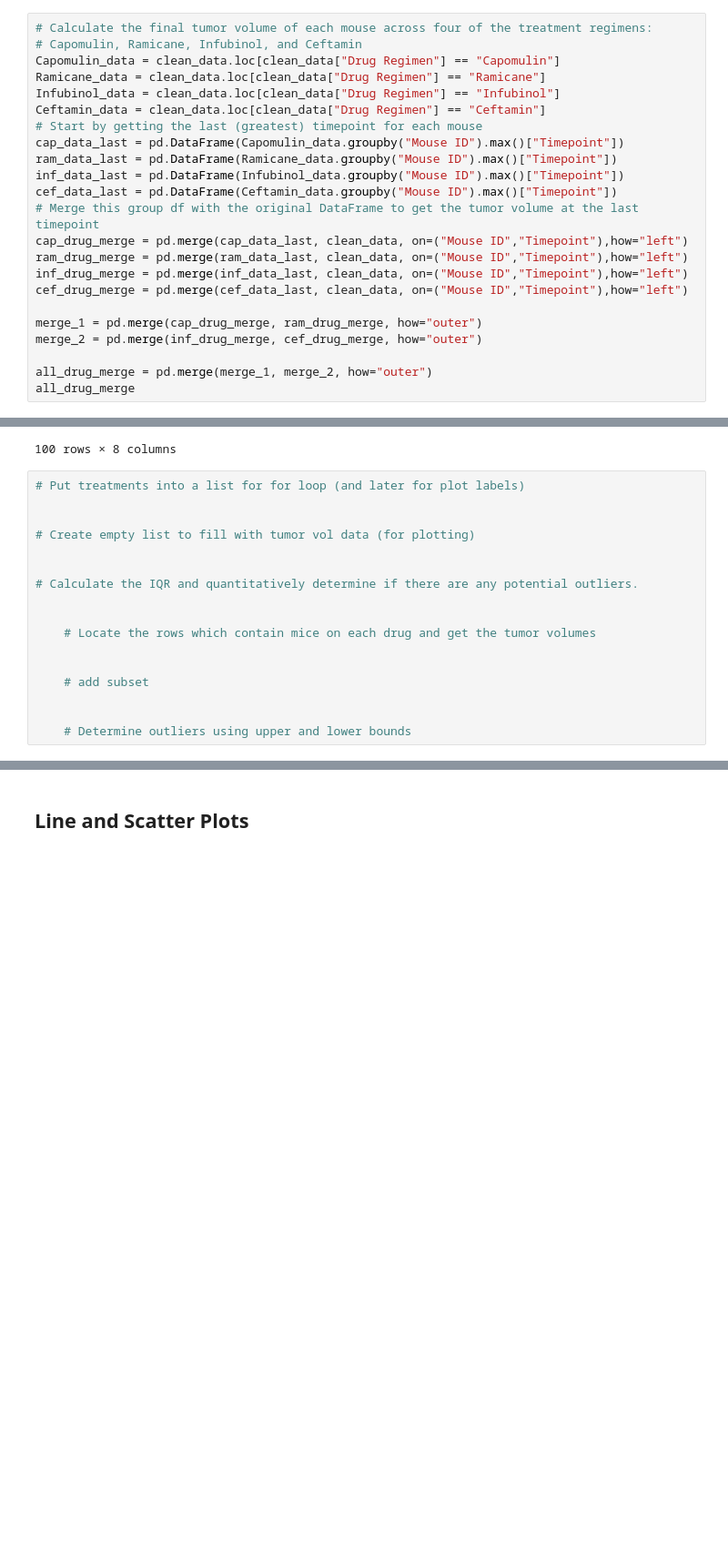
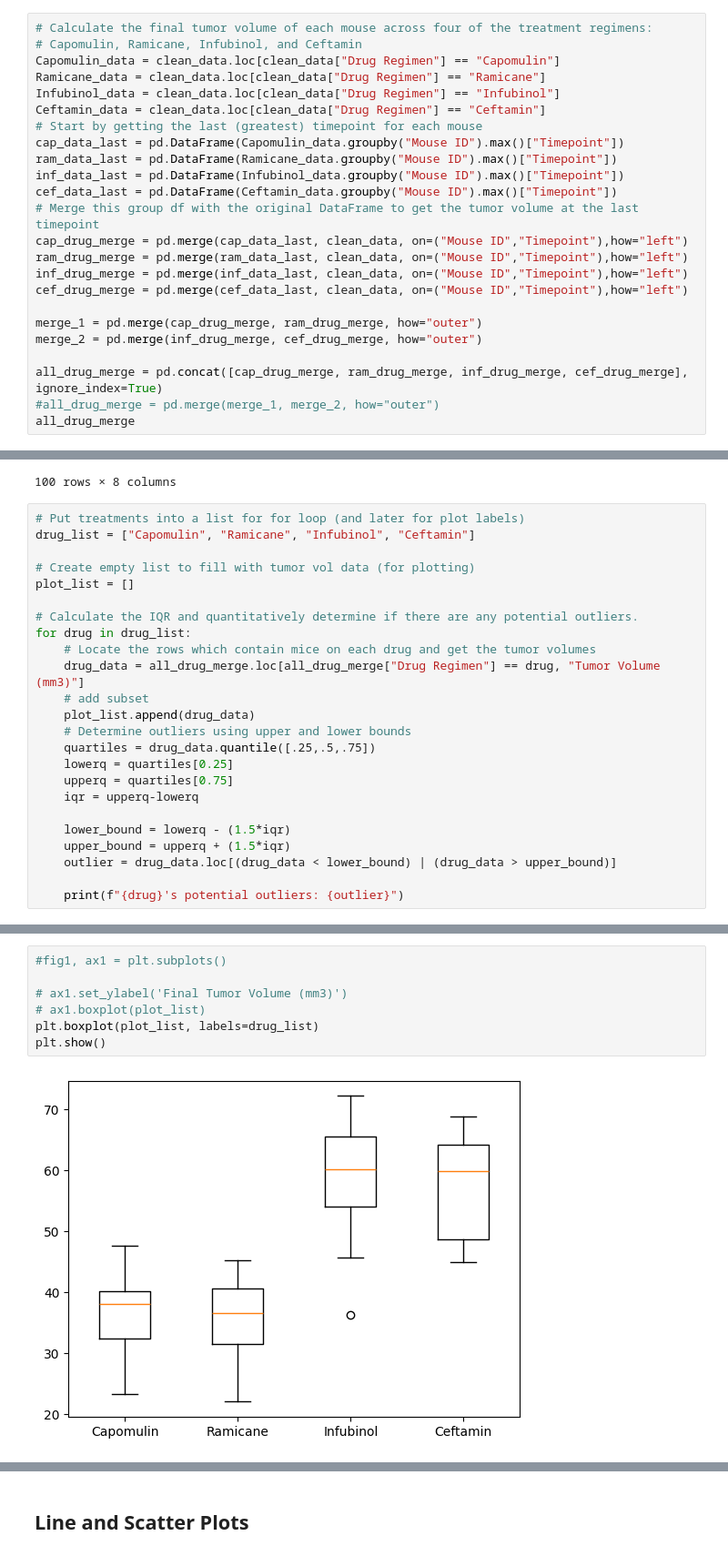
Before and after one commit to Addieryn/Plotting_challenge, a Jupyter notebook: Pymaceuticals/pymaceuticals_starter.ipynb, the cells around one changed output, grey strips where cells are left out. Shown: that part at 91% size. Drawn from its saved outputs; the diff is of its cells as text; blank space fills up the shorter version.

```diff
--- a/Pymaceuticals/pymaceuticals_starter.ipynb
+++ b/Pymaceuticals/pymaceuticals_starter.ipynb
@@ -214,7 +214,8 @@ cef_drug_merge = pd.merge(cef_data_last, clean_data, on=("Mouse ID","Timepoint")
 merge_1 = pd.merge(cap_drug_merge, ram_drug_merge, how="outer")
 merge_2 = pd.merge(inf_drug_merge, cef_drug_merge, how="outer")
 
-all_drug_merge = pd.merge(merge_1, merge_2, how="outer")
+all_drug_merge = pd.concat([cap_drug_merge, ram_drug_merge, inf_drug_merge, cef_drug_merge], ignore_index=True)
+#all_drug_merge = pd.merge(merge_1, merge_2, how="outer")
 all_drug_merge
 # %% [output]
 |  | Mouse ID | Timepoint | Tumor Volume (mm3) | Metastatic Sites | Drug Regimen | Sex | Age_months | ... |
@@ -232,21 +233,28 @@ all_drug_merge
 100 rows × 8 columns
 # %%
 # Put treatments into a list for for loop (and later for plot labels)
-
+drug_list = ["Capomulin", "Ramicane", "Infubinol", "Ceftamin"]
 
 # Create empty list to fill with tumor vol data (for plotting)
-
+plot_list = []
 
 # Calculate the IQR and quantitatively determine if there are any potential outliers.
+for drug in drug_list:
+    # Locate the rows which contain mice on each drug and get the tumor volumes
+    drug_data = all_drug_merge.loc[all_drug_merge["Drug Regimen"] == drug, "Tumor Volume (mm3)"]
+    # add subset
+    plot_list.append(drug_data)
+    # Determine outliers using upper and lower bounds
+    quartiles = drug_data.quantile([.25,.5,.75])
+    lowerq = quartiles[0.25]
+    upperq = quartiles[0.75]
+    iqr = upperq-lowerq
 
+    lower_bound = lowerq - (1.5*iqr)
+    upper_bound = upperq + (1.5*iqr)
+    outlier = drug_data.loc[(drug_data < lower_bound) | (drug_data > upper_bound)]
 
-    # Locate the rows which contain mice on each drug and get the tumor volumes
-
-
-    # add subset
-
-
-    # Determine outliers using upper and lower bounds
+    print(f"{drug}'s potential outliers: {outlier}")
 # %% [output]
 Capomulin's potential outliers: Series([], Name: Tumor Volume (mm3), dtype: float64)
 Ramicane's potential outliers: Series([], Name: Tumor Volume (mm3), dtype: float64)
@@ -254,4 +262,13 @@ Infubinol's potential outliers: 31    36.321346
 Name: Tumor Volume (mm3), dtype: float64
 Ceftamin's potential outliers: Series([], Name: Tumor Volume (mm3), dtype: float64)
+# %%
+#fig1, ax1 = plt.subplots()
+
+# ax1.set_ylabel('Final Tumor Volume (mm3)')
+# ax1.boxplot(plot_list)
+plt.boxplot(plot_list, labels=drug_list)
+plt.show()
+# %% [output]
+[figure, added]
 # %%
 # Generate a box plot that shows the distrubution of the tumor volume for each treatment group.
```
Also changed, not shown: parts of 8 cells of this notebook.
